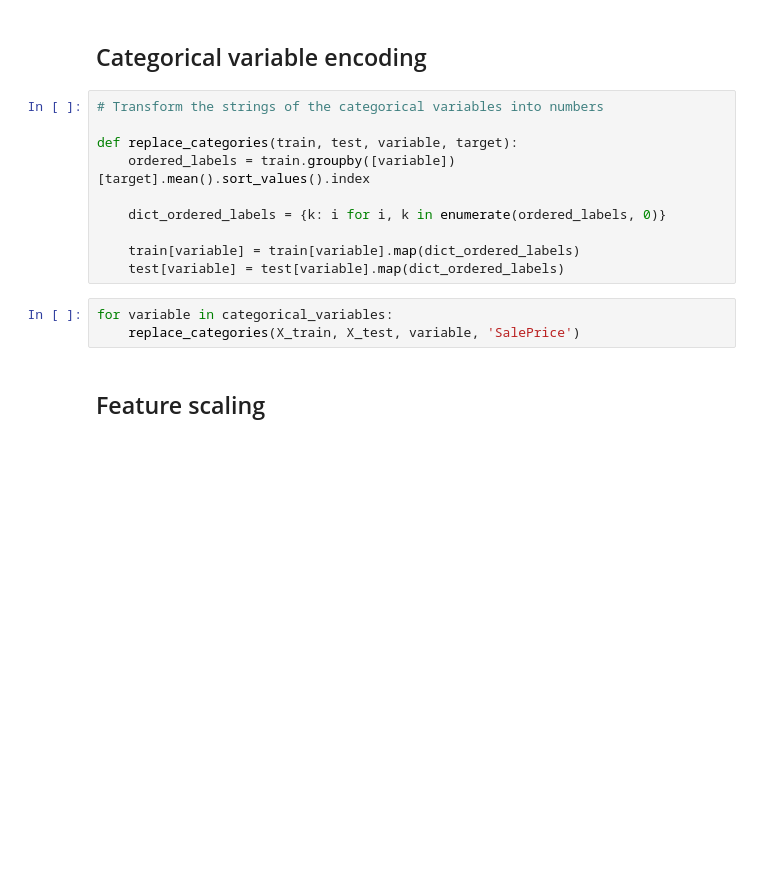
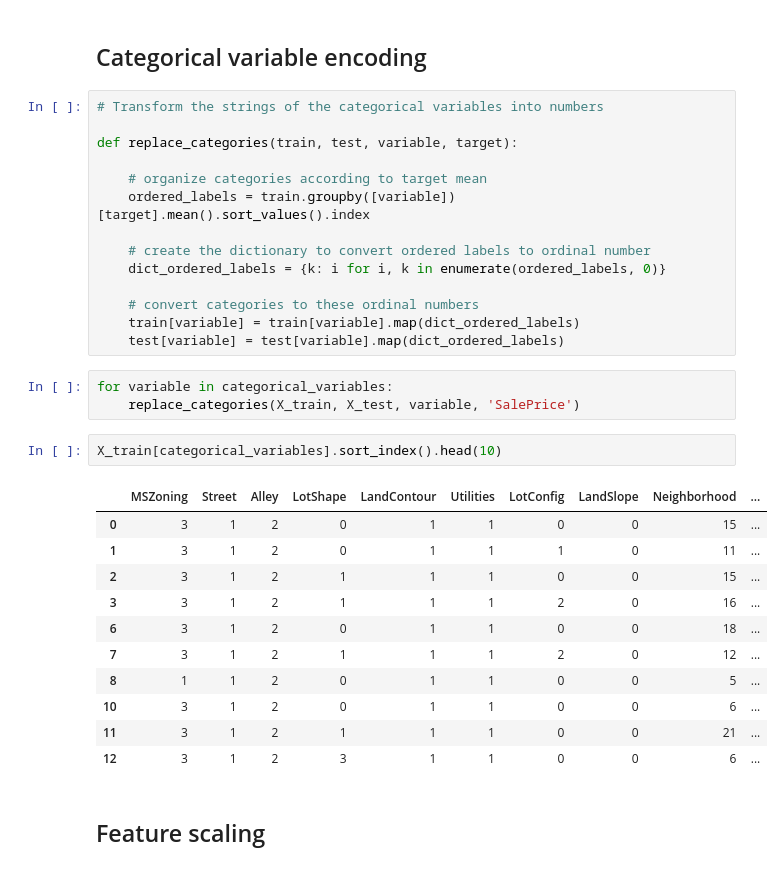
Before and after one commit to mgadaj/ml-house-prices, a Jupyter notebook: notebooks/feature_engineering.ipynb, the cells around one changed output. Cells and saved outputs as stored; diff of their text form; blank space fills up the shorter version.

Commit message:
feature_engineering, config, processing, pipeline files modified.

```diff
--- a/notebooks/feature_engineering.ipynb
+++ b/notebooks/feature_engineering.ipynb
@@ -170,15 +190,33 @@ for variable in categorical_variables:
 # Transform the strings of the categorical variables into numbers
 
 def replace_categories(train, test, variable, target):
+
+    # organize categories according to target mean
     ordered_labels = train.groupby([variable])[target].mean().sort_values().index
 
+    # create the dictionary to convert ordered labels to ordinal number
     dict_ordered_labels = {k: i for i, k in enumerate(ordered_labels, 0)}
 
+    # convert categories to these ordinal numbers
     train[variable] = train[variable].map(dict_ordered_labels)
     test[variable] = test[variable].map(dict_ordered_labels)
 # %%
 for variable in categorical_variables:
     replace_categories(X_train, X_test, variable, 'SalePrice')
+# %%
+X_train[categorical_variables].sort_index().head(10)
+# %% [output]
+|  | MSZoning | Street | Alley | LotShape | LandContour | Utilities | LotConfig | LandSlope | Neighborhood | ... |
+| 0 | 3 | 1 | 2 | 0 | 1 | 1 | 0 | 0 | 15 | ... |
+| 1 | 3 | 1 | 2 | 0 | 1 | 1 | 1 | 0 | 11 | ... |
+| 2 | 3 | 1 | 2 | 1 | 1 | 1 | 0 | 0 | 15 | ... |
+| 3 | 3 | 1 | 2 | 1 | 1 | 1 | 2 | 0 | 16 | ... |
+| 6 | 3 | 1 | 2 | 0 | 1 | 1 | 0 | 0 | 18 | ... |
+| 7 | 3 | 1 | 2 | 1 | 1 | 1 | 2 | 0 | 12 | ... |
+| 8 | 1 | 1 | 2 | 0 | 1 | 1 | 0 | 0 | 5 | ... |
+| 10 | 3 | 1 | 2 | 0 | 1 | 1 | 0 | 0 | 6 | ... |
+| 11 | 3 | 1 | 2 | 1 | 1 | 1 | 0 | 0 | 21 | ... |
+| 12 | 3 | 1 | 2 | 3 | 1 | 1 | 0 | 0 | 6 | ... |
 # %% [markdown]
 ## Feature scaling
 # %%
```
Also changed, not shown: parts of 8 cells of this notebook, 3 other files.
